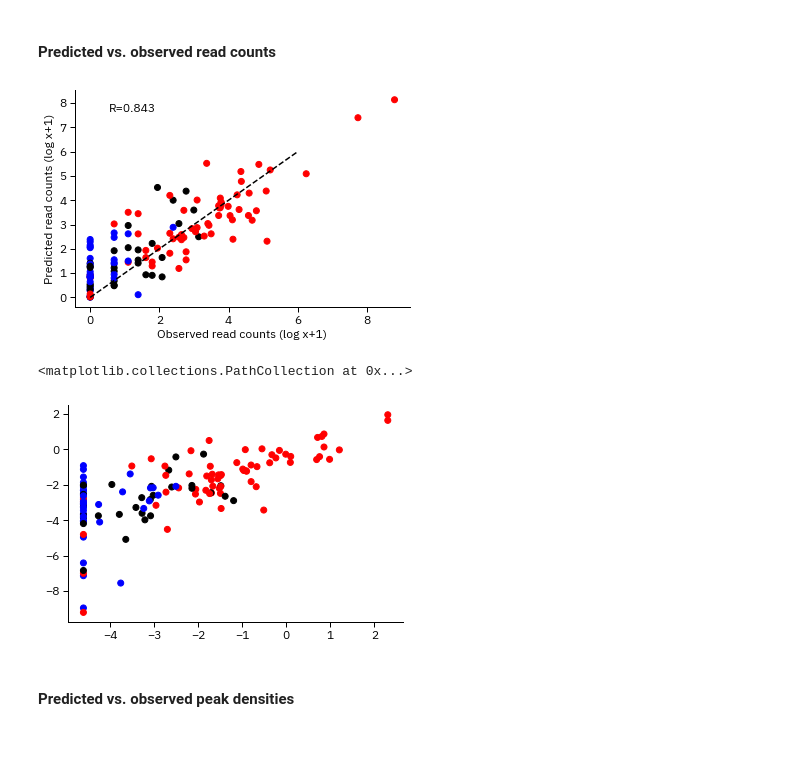
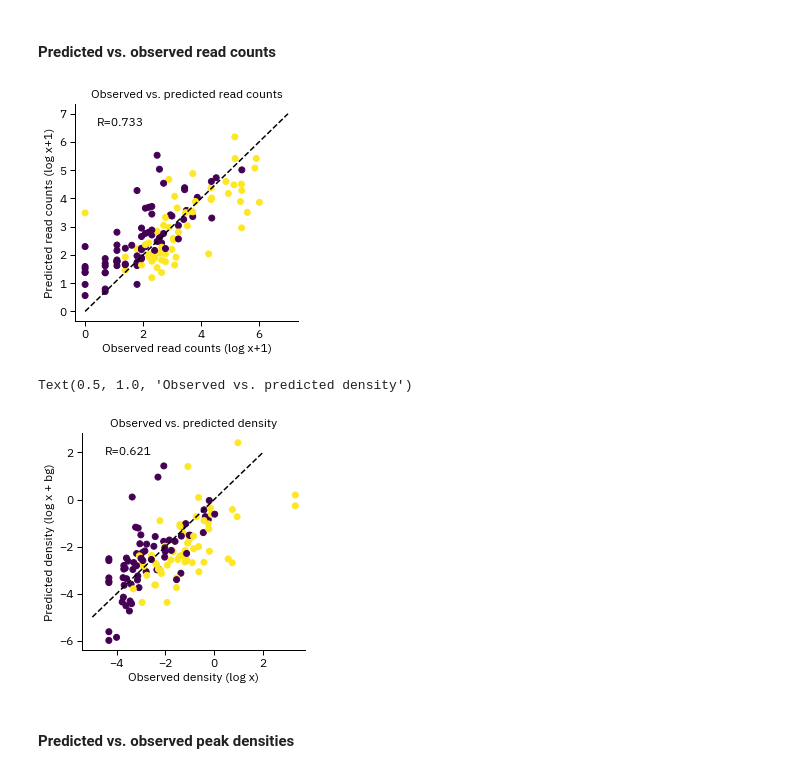
Before and after one commit to vierstralab/vinson, a Jupyter notebook: DHS_Quantitative_Model.ipynb, the cells around one changed output. Saved outputs shown, nothing was run; the diff lists cells and outputs as text; code cells hidden in the pictures; blank space fills up the shorter version.

```diff
--- a/DHS_Quantitative_Model.ipynb
+++ b/DHS_Quantitative_Model.ipynb
@@ -110,7 +121,7 @@
 ### Load in pre-trained variant model
 # %%
 pretrained_state_dict = torch.load(
-    "models/regression_data_JUL10.batch1_v4_poisson_test/checkpoints/last.ckpt",
+    "models/data_JUL28_3_a100/checkpoints/last.ckpt",
     map_location=torch.device("cpu"),
 )["state_dict"]
 
@@ -122,27 +148,18 @@ model.load_state_dict(pretrained_state_dict)
 # %%
-batch = next(iter(dataloader))
-
-X_seq, X_embed, indicator, density, read_depth, r, example_type = (
-    batch["seq"],
-    batch["embed"],
-    batch["indicator"],
-    batch["density"],
-    batch["read_depth"],
-    batch["r"],
-    batch["class"],
-)
-
 y_ = model(X_seq, X_embed).squeeze().detach()
 
-pred_counts = (torch.exp(y_) / 1e6 * read_depth) + 1
+ps = 1e-6
+pred_counts = (torch.exp(y_) / 1e6 * read_depth) + bg
 pred_counts = pred_counts.detach()
 
-target_counts = (density / 1e6 * read_depth) + 1
+target_counts = density / 1e6 * read_depth
 target_counts = target_counts.detach()
 
-density = density + 0.01
+bg_density = bg / read_depth * 1e6
+pred_total_density = torch.exp(y_) + bg_density
 
-loss = poisson_loss(pred_counts, target_counts, reduction="none").detach()
+loss = poisson_loss(pred_counts + ps, target_counts + ps, reduction="none")
+loss *= weight
 
 print(f"loss = {loss.mean()}")
 # %% [output]
@@ -176,35 +169,60 @@ c = [colors[x] for x in example_type]
 # %%
-x = target_counts.log()
-y = pred_counts.log()
+x = (target_counts + 1).log()
+y = (pred_counts + 1).log()
 
 plt.scatter(
     x,
     y,
-    # c=(nll_pois - nll_pois_best).detach()
-    c=c,
+    c=indicator,
 )
 
-plt.plot([0, 6], [0, 6], color="k", ls="--")
+plt.plot([0, 7], [0, 7], color="k", ls="--")
 
 plt.xlabel("Observed read counts (log x+1)")
 plt.ylabel("Predicted read counts (log x+1)")
 
 pearsonr = scipy.stats.pearsonr(x, y)
 
 t = plt.text(
     0.1,
     0.9,
     f"R={pearsonr.statistic:0.3f}",
     fontdict=dict(fontsize="large"),
     transform=plt.gca().transAxes,
 )
+
+plt.title("Observed vs. predicted read counts")
+
+plt.gcf().set_size_inches(4, 4)
 # %% [output]
-[figure, old version]
+[figure, new version]
 # %%
-plt.scatter((density).log(), y_, c=c)
+x = (density + 0.05).log2()
+y = pred_total_density.log2()
+
+plt.scatter(x, y, c=indicator)
+plt.gcf().set_size_inches(4, 4)
+
+plt.plot([-5, 2], [-5, 2], color="k", ls="--")
+
+plt.xlabel("Observed density (log x)")
+plt.ylabel("Predicted density (log x + bg)")
+
+
+pearsonr = scipy.stats.pearsonr(x, y)
+
+t = plt.text(
+    0.1,
+    0.9,
+    f"R={pearsonr.statistic:0.3f}",
+    fontdict=dict(fontsize="large"),
+    transform=plt.gca().transAxes,
+)
+
+plt.title("Observed vs. predicted density")
 # %% [output]
-<matplotlib.collections.PathCollection at 0x...>
+Text(0.5, 1.0, 'Observed vs. predicted density')
-[figure, old version]
+[figure, new version]
 # %% [markdown]
 #### Predicted vs. observed peak densities
 # %%
```
Also changed, not shown: parts of 18 cells of this notebook, 1 other file.
